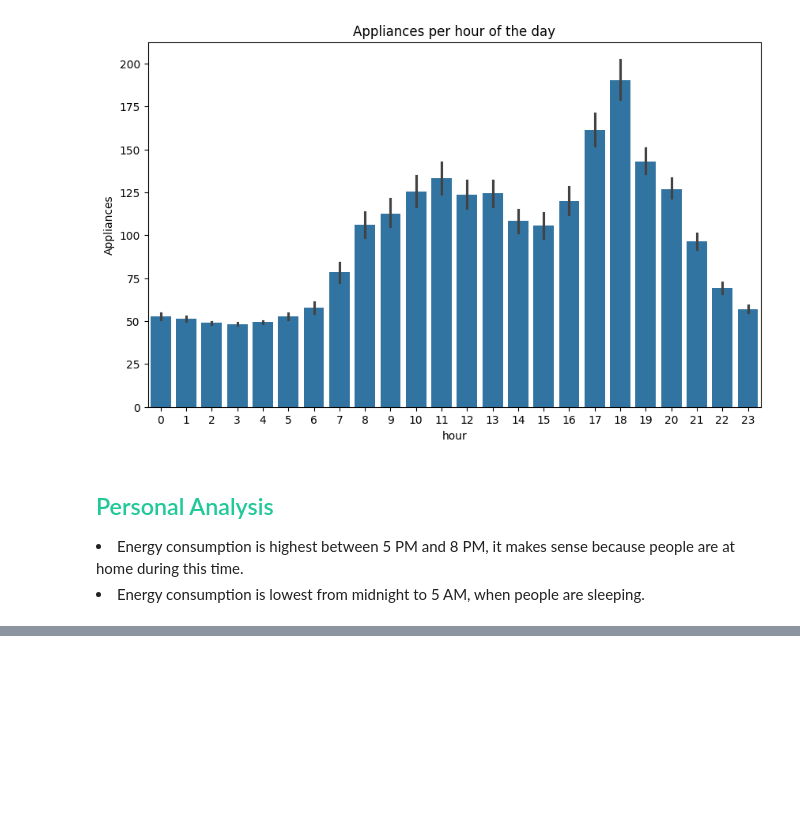
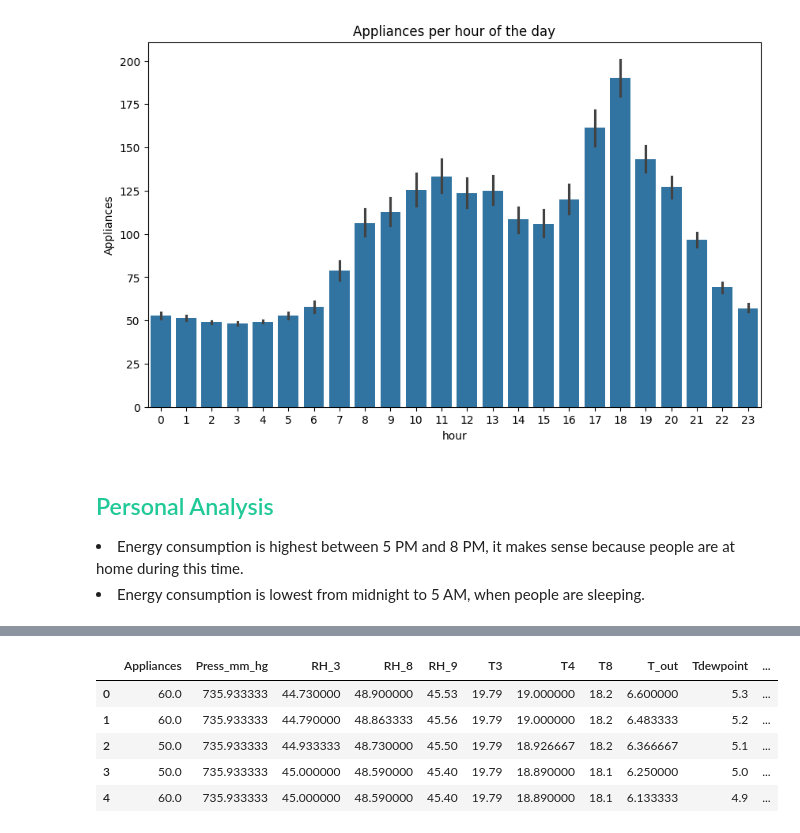
Before and after one commit to Mortti11/Introduction-Machine-Learning, a Jupyter notebook: Linear_Regression/linear.ipynb, the cells around one changed output, grey strips where cells are left out. Saved outputs shown, nothing was run; the diff lists cells and outputs as text; code cells hidden in the pictures; blank space fills up the shorter version.

```diff
--- a/Linear_Regression/linear.ipynb
+++ b/Linear_Regression/linear.ipynb
@@ -309,0 +316,10 @@ plt.show()
+# %%
+# Checking the multicollinearity between the features
+X = data.drop('Appliances', axis=1)
+y = data['Appliances']
+
+# Calculate the VIF for each feature
+vif = pd.DataFrame()
+vif['Features'] = X.columns
+vif['VIF'] = [variance_inflation_factor(X.values, i) for i in range(X.shape[1])]
+vif
@@ -309,0 +366,19 @@ plt.show()
+# %%
+# I drop the year column
+data = data.drop('year', axis=1)
+# %%
+model = RandomForestRegressor(random_state=42)
+
+rfe = RFE(estimator=model, n_features_to_select=10)
+rfe.fit(X, y)
+selected_features = X.columns[rfe.support_]
+filtered_data = data[selected_features.union(['Appliances'])]
+# %%
+filtered_data.head()
+# %% [output]
+|  | Appliances | Press_mm_hg | RH_3 | RH_8 | RH_9 | T3 | T4 | T8 | T_out | Tdewpoint | ... |
+| 0 | 60.0 | 735.933333 | 44.730000 | 48.900000 | 45.53 | 19.79 | 19.000000 | 18.2 | 6.600000 | 5.3 | ... |
+| 1 | 60.0 | 735.933333 | 44.790000 | 48.863333 | 45.56 | 19.79 | 19.000000 | 18.2 | 6.483333 | 5.2 | ... |
+| 2 | 50.0 | 735.933333 | 44.933333 | 48.730000 | 45.50 | 19.79 | 18.926667 | 18.2 | 6.366667 | 5.1 | ... |
+| 3 | 50.0 | 735.933333 | 45.000000 | 48.590000 | 45.40 | 19.79 | 18.890000 | 18.1 | 6.250000 | 5.0 | ... |
+| 4 | 60.0 | 735.933333 | 45.000000 | 48.590000 | 45.40 | 19.79 | 18.890000 | 18.1 | 6.133333 | 4.9 | ... |
```
Also changed, not shown: parts of 43 cells of this notebook, 6 other files.
